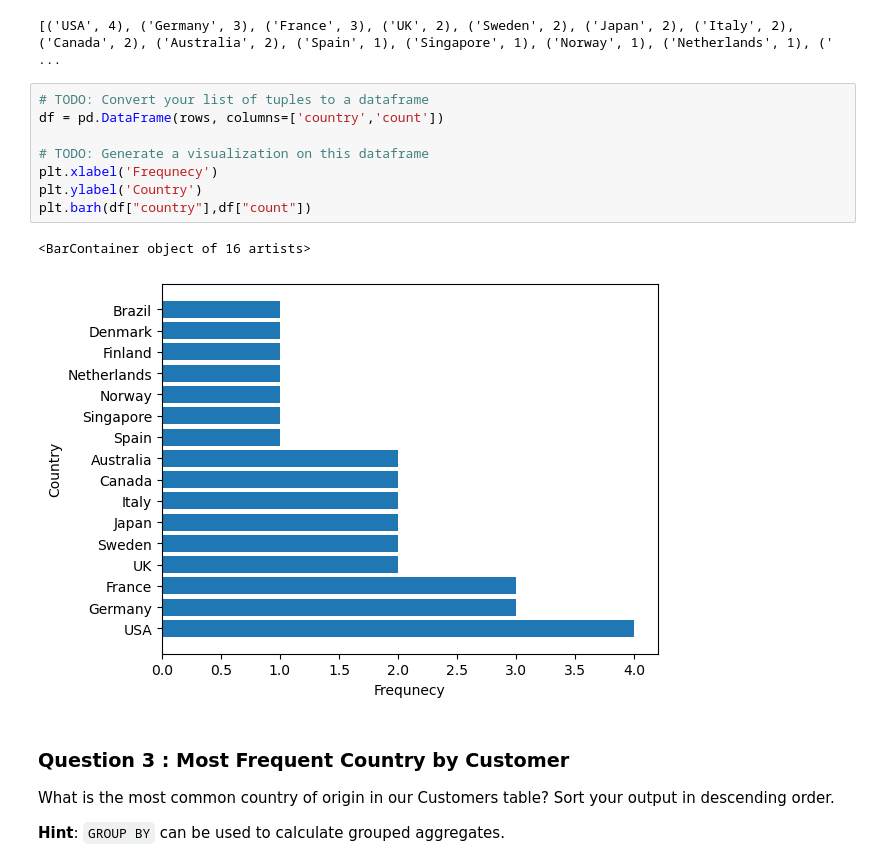
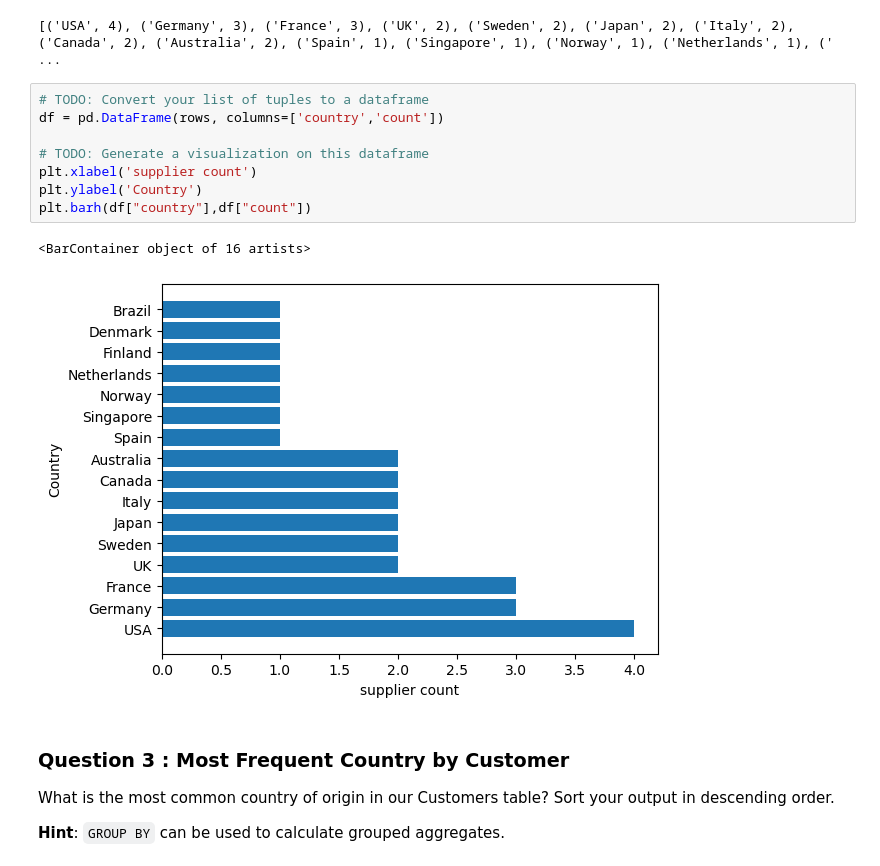
Before and after one commit to kai2233/ad-hoc-analysis, a Jupyter notebook: adhoc_report.ipynb, the cells around one changed output. Saved outputs shown, nothing was run; the diff lists cells and outputs as text.

```diff
--- a/adhoc_report.ipynb
+++ b/adhoc_report.ipynb
@@ -59,14 +59,14 @@ print(rows)
 # %%
 # TODO: Convert your list of tuples to a dataframe
 df = pd.DataFrame(rows, columns=['country','count'])
 
 # TODO: Generate a visualization on this dataframe
-plt.xlabel('Frequnecy')
+plt.xlabel('supplier count')
 plt.ylabel('Country')
 plt.barh(df["country"],df["count"])
 # %% [output]
 <BarContainer object of 16 artists>
-[figure, old version]
+[figure, new version]
 # %% [markdown]
 ### Question 3 : Most Frequent Country by Customer
 
```
Also changed, not shown: parts of 7 cells of this notebook.
